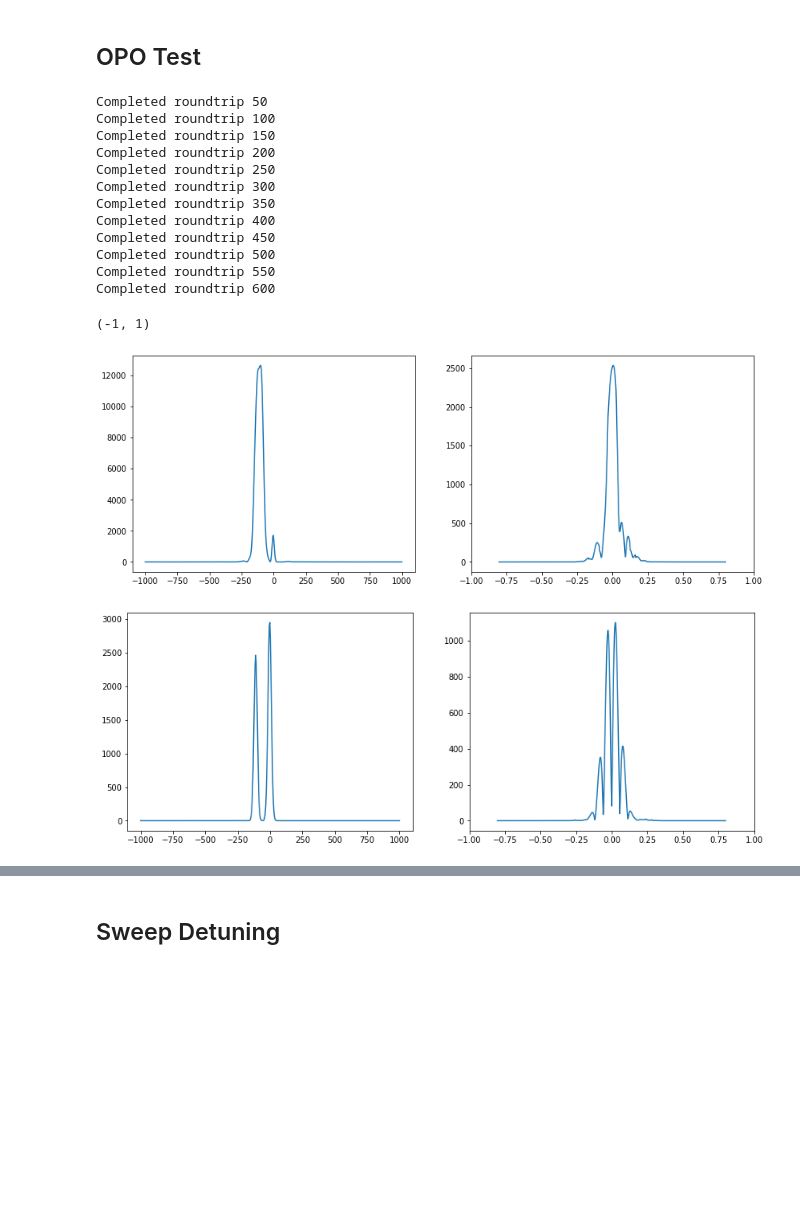
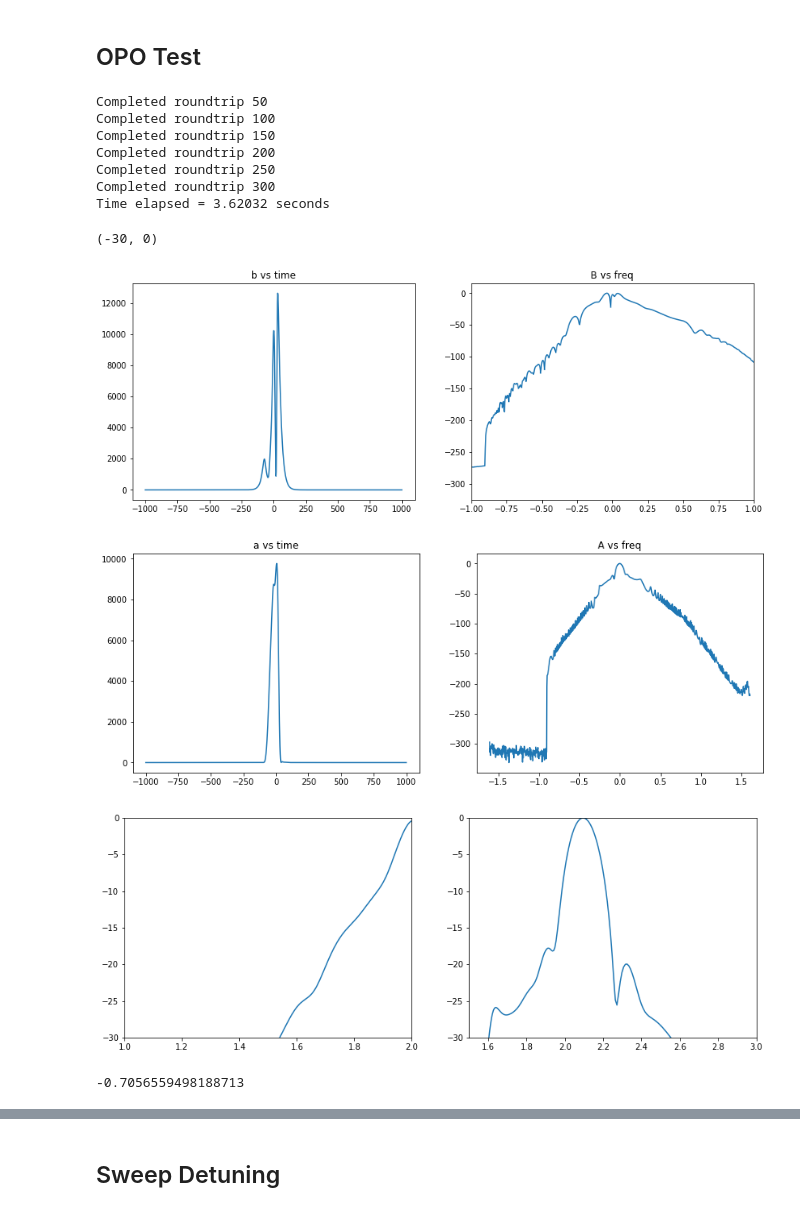
Before and after one commit to ledezmaluism/snow, a Jupyter notebook: Notebooks/Nonlinear_Pulse_3.ipynb, the cells around one changed output, grey strips where cells are left out. Drawn from its saved outputs; the diff is of its cells as text; code cells hidden in the pictures; blank space fills up the shorter version.

```diff
--- a/Notebooks/Nonlinear_Pulse_3.ipynb
+++ b/Notebooks/Nonlinear_Pulse_3.ipynb
@@ -157,7 +103,7 @@ def opo(b_input, N, L, h, Da, Db, fb, kappa, plot=False):
 ## Time and Frequency domain windows
 # %%
 #Simulation window setup
-NFFT = 2**9 #Fourier size
+NFFT = 2**10 #Fourier size
 
 Tmax = 1000 #(fs) window will go from -Tmax to Tmax)
 t = np.linspace(-Tmax, Tmax, NFFT)
@@ -166,7 +112,7 @@ print('Sampling Rate =', ts, 'fs')
 # window = np.hamming(N)
 
 #Frequency domain
-Omega = 2*pi*np.fft.fftfreq(t.size, ts) #Angular frequencies
+Omega = 2*pi*fftfreq(t.size, ts) #Angular frequencies
 print('Freq max =', np.amax(Omega)*1e3/(2*pi), 'THz')
 print('Freq resolution =', Omega[1]*1e3/(2*pi), 'THz')
 # %% [output]
@@ -238,11 +198,9 @@ ax2.set_ylabel('Nonlinear Coupling (units?)');
 # %% [markdown]
 ## Pump pulse shape
 # %%
-# t0 = -Tp
-t0 = 0
 tau = Tp/1.76
-b = np.sqrt(0.88*4e6/Tp*pump_pwr)/np.cosh((t-t0)/tau)**2
-B = np.fft.fft(b,NFFT)
+b = np.sqrt(0.88*4e6/Tp*pump_pwr)/np.cosh(t/tau)
+B = fft(b,NFFT)
 
 fig = plt.figure()
 ax1 = fig.add_subplot(121)
@@ -259,9 +217,9 @@ ax2.set_ylabel('Pump pulse (W^1/2)');
 
 fig = plt.figure()
 ax1 = fig.add_subplot(121)
-ax1.plot(np.fft.fftshift(Omega)/(2*pi),np.fft.fftshift(np.abs(B)))
+ax1.plot(fftshift(Omega)/(2*pi),fftshift(np.abs(B)))
 ax2 = fig.add_subplot(122)
-ax2.plot(np.fft.fftshift(Omega)/(2*pi),np.fft.fftshift(np.abs(B)))
+ax2.plot(fftshift(Omega)/(2*pi),fftshift(np.abs(B)))
 ax2.set_xlim(-0.2,0.2)
 ax1.set_xlabel('Frequency Offset (PHz)');
 ax2.set_xlabel('Frequency Offset (PHz)');
@@ -288,7 +242,10 @@ ax1.plot(t,abs(a_out),t,abs(b_out));
 # %% [markdown]
 ## OPO Test
 # %%
-a_out, b_out, evol = opo(b, 600, L, h, Da, Db, fb, kappa, plot=False)
+tic = time.time();
+a_out, b_out, evol = opo(b, Nrt, L, h, Da, Db, fb, kappa);
+elapsed = time.time() - tic;
+print('Time elapsed = ' + str(round(elapsed,5)) + ' seconds')
 # %% [output]
 Completed roundtrip 50
 Completed roundtrip 100
@@ -296,29 +253,46 @@ Completed roundtrip 150
 Completed roundtrip 200
 Completed roundtrip 250
 Completed roundtrip 300
-Completed roundtrip 350
-Completed roundtrip 400
-Completed roundtrip 450
-Completed roundtrip 500
-Completed roundtrip 550
-Completed roundtrip 600
+Time elapsed = 3.62032 seconds
 # %%
-B = np.fft.fftshift(np.fft.fft(b_out))
+B = fftshift(fft(b_out))
 fig = plt.figure()
 ax1 = fig.add_subplot(121)
 ax2 = fig.add_subplot(122)
-ax1.plot(t,np.abs(b_out)**2)
-ax2.plot(np.fft.fftshift(Omega), np.abs(B))
-ax2.set_xlim(-1,1)
+ax1.plot(t,np.abs(b_out)**2);
+ax2.plot(fftshift(Omega), 20*np.log10(abs(B)/np.amax(abs(B))))
+ax2.set_xlim(-1,1);
+ax1.set_title('b vs time');
+ax2.set_title('B vs freq');
 
-A = np.fft.fftshift(np.fft.fft(a_out))
+A = fftshift(fft(a_out))
 fig = plt.figure()
 ax1 = fig.add_subplot(121)
 ax2 = fig.add_subplot(122)
-ax1.plot(t,np.abs(a_out)**2)
-ax2.plot(np.fft.fftshift(Omega), np.abs(A))
-ax2.set_xlim(-1,1)
+ax1.plot(t,np.abs(a_out)**2);
+ax2.plot(fftshift(Omega), 20*np.log10(abs(A)/np.amax(abs(A))))
+#ax2.set_xlim(-1,1);
+ax1.set_title('a vs time');
+ax2.set_title('A vs freq');
+
+f = c/wla + fftshift(Omega)/2/pi
+wl = c/f
+fig = plt.figure()
+ax1 = fig.add_subplot(121)
+ax2 = fig.add_subplot(122)
+ax1.plot(wl*1e3, 20*np.log10(abs(B)/np.amax(abs(B))))
+ax1.set_xlim([1,2])
+ax1.set_ylim([-30,0])
+
+ax2.plot(wl*1e3, 20*np.log10(abs(A)/np.amax(abs(A))))
+ax2.set_xlim([1.5,3])
+ax2.set_ylim([-30,0])
 # %% [output]
-(-1, 1)
+(-30, 0)
-[figure, old version]
+[figure, new version]
-[figure, old version]
+[figure, new version]
+[figure, added]
+# %%
+np.amin(Omega) + wa
+# %% [output]
+-0.7056559498188713
```
Also changed, not shown: parts of 12 cells of this notebook, 6 other files.
